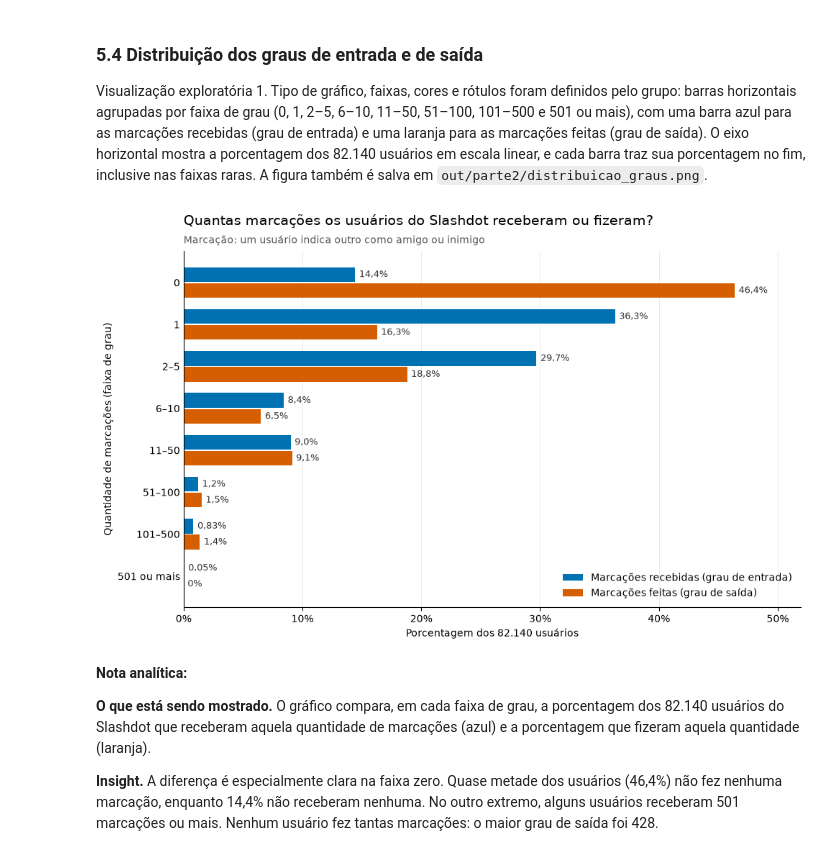
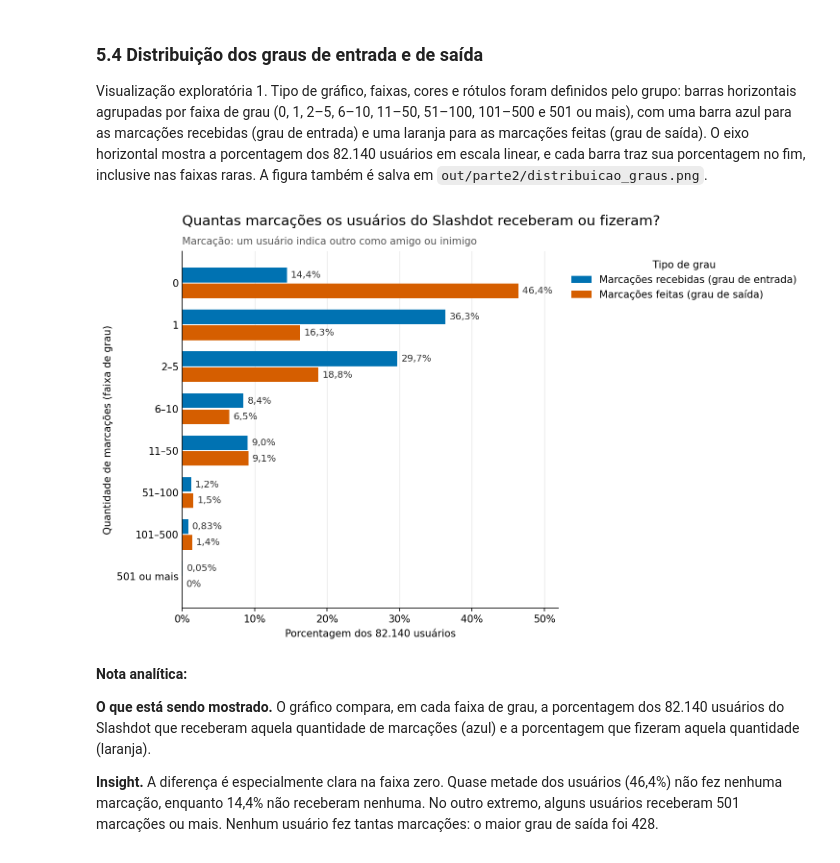
Before and after one commit to arthurlins7/Projeto-Grafos, a Jupyter notebook: notebooks/01_exploracao_dados.ipynb, the cells around one changed output. Saved outputs shown, nothing was run; the diff lists cells and outputs as text; code cells hidden in the pictures.

```diff
--- a/notebooks/01_exploracao_dados.ipynb
+++ b/notebooks/01_exploracao_dados.ipynb
@@ -364,35 +364,35 @@ for deslocamento, (coluna, rotulo, cor) in zip([-altura / 2, altura / 2], series
                  padding=4, fontsize=9.5, color="#333333")
 
 ax.set_yticks(posicoes, nomes_faixas)
 ax.invert_yaxis()  # faixa 0 no topo
 ax.set_xlim(0, maior_porcentagem * 1.12)
 ax.xaxis.set_major_formatter(lambda x, _: f"{x:.0f}%")
 
 total_texto = f"{total_usuarios:,}".replace(",", ".")
 ax.set_xlabel(f"Porcentagem dos {total_texto} usuários")
 ax.set_ylabel("Quantidade de marcações (faixa de grau)")
 ax.set_title(
     "Quantas marcações os usuários do Slashdot receberam ou fizeram?",
     fontsize=14, loc="left", pad=26,
 )
 ax.text(0, 1.015, "Marcação: um usuário indica outro como amigo ou inimigo",
         transform=ax.transAxes, fontsize=10, color="#555555", va="bottom")
 
 ax.grid(True, axis="x", color="#e5e5e5", linewidth=0.6)
 ax.set_axisbelow(True)
 ax.tick_params(axis="y", length=0)
 for lado in ["top", "right"]:
     ax.spines[lado].set_visible(False)
-ax.legend(loc="lower right", frameon=False)
+ax.legend(title="Tipo de grau", loc="upper left", bbox_to_anchor=(1.01, 1), frameon=False)
 
 fig.tight_layout()
 
 pasta_figuras = pasta_projeto / "out" / "parte2"
 pasta_figuras.mkdir(parents=True, exist_ok=True)
 fig.savefig(pasta_figuras / "distribuicao_graus.png", dpi=150, facecolor="white", bbox_inches="tight")
 plt.show()
 # %% [output]
-[figure, old version]
+[figure, new version]
 # %% [markdown]
 **Nota analítica:**
 
```
Also changed, not shown: parts of 3 cells of this notebook, 11 other files.
